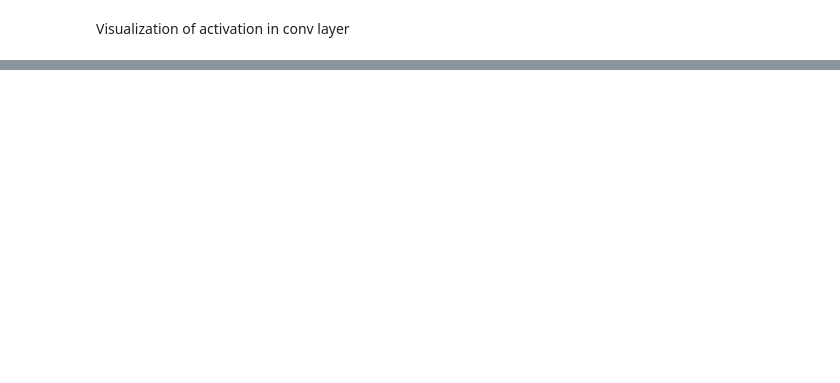
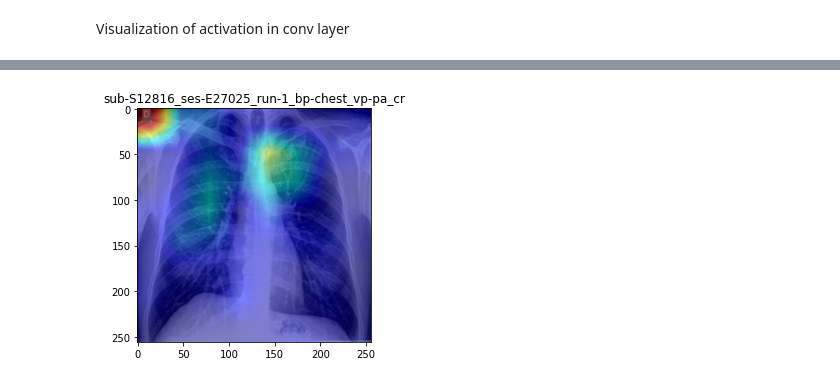
Before and after one commit to luc-perso/covid-19-xRay, a Jupyter notebook: jupyter/cnn_transformer_analyse.ipynb, the cells around one changed output, grey strips where cells are left out. Saved outputs shown, nothing was run; the diff lists cells and outputs as text; code cells hidden in the pictures; blank space fills up the shorter version.

```diff
--- a/jupyter/cnn_transformer_analyse.ipynb
+++ b/jupyter/cnn_transformer_analyse.ipynb
@@ -661,0 +688,14 @@ cam_list = grad_cam_list(samples, grad_model, resize_shape=resize_shape, pred_in
+# %%
+cam_RGB = cv2.cvtColor(cam, cv2.COLOR_BGR2RGB)
+im_pil = Image.fromarray(cam_RGB)
+
+fig, ax = plt.subplots()
+ax.imshow(im_pil)
+f_name = os.path.splitext(os.path.basename(image_file_name))[0]
+ax.set_title(f_name)
+fig.tight_layout()
+
+plt.savefig(os.path.join(grad_cam_path, 'grad_cam_' + f_name + '_' + image_label + '.png'), format='png')
+plt.show()
+# %% [output]
+[figure, added]
```
Also changed, not shown: parts of 22 cells of this notebook.
